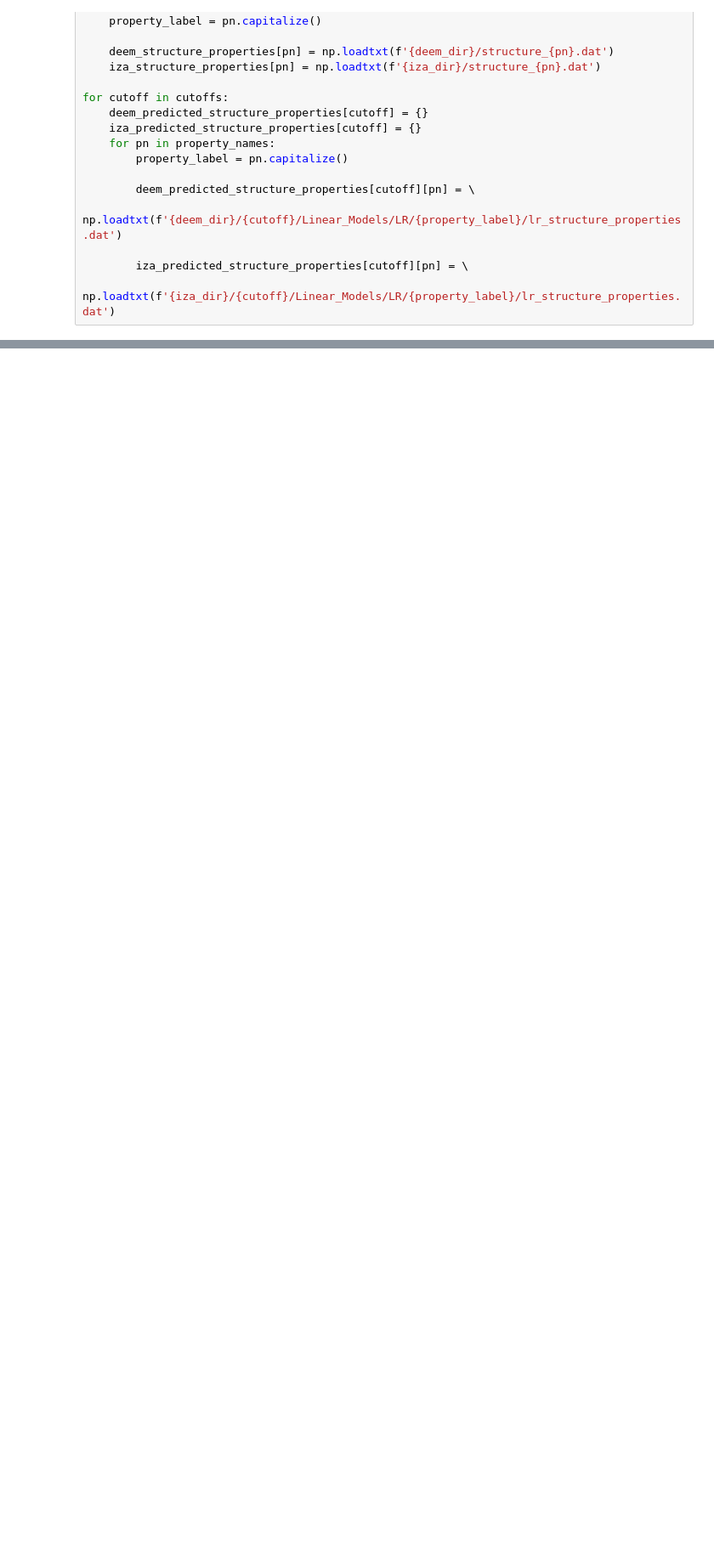
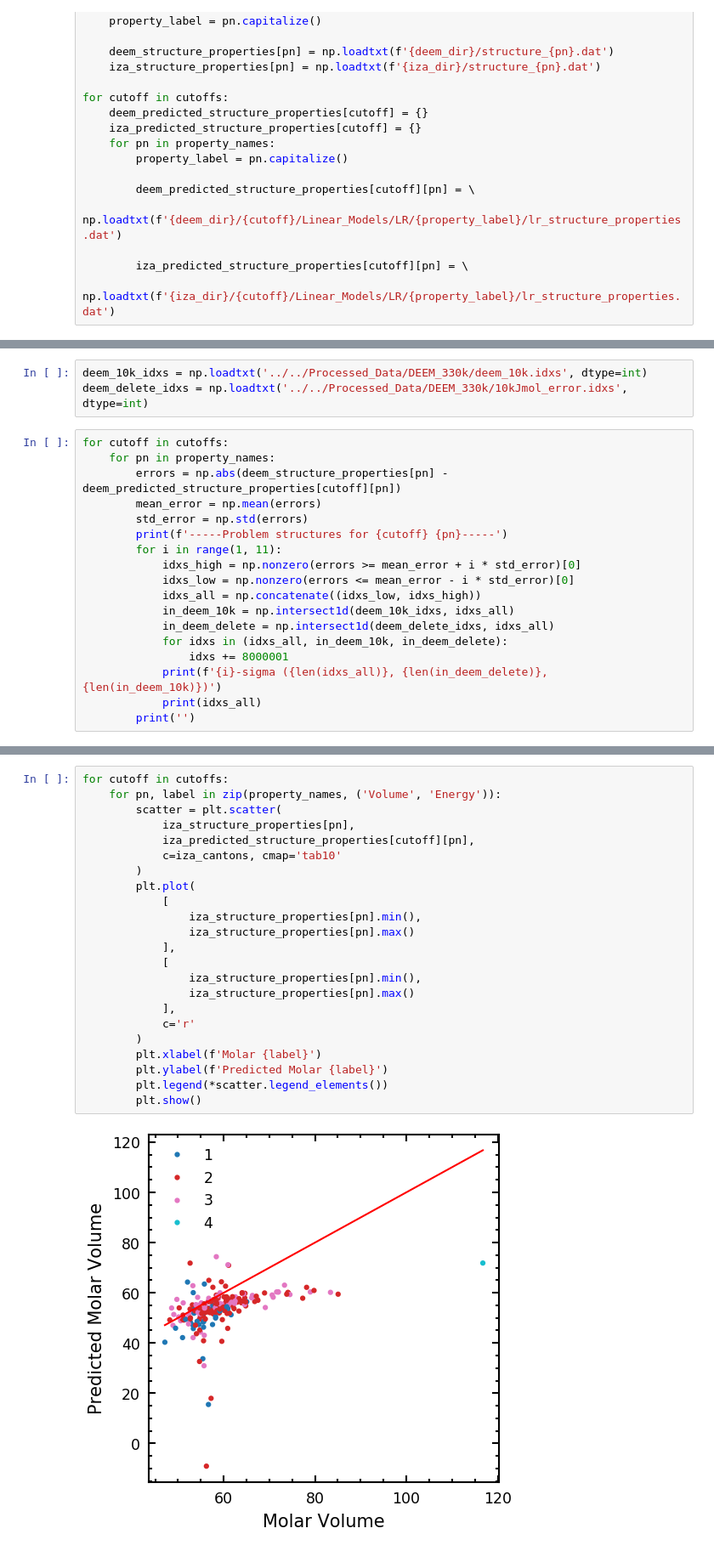
Before and after one commit to bhelfrecht/zeolites_iza-deem, a Jupyter notebook: Scripts/Analysis/regression_analysis.ipynb, the cells around one changed output, grey strips where cells are left out. Shown at 85% size. Saved outputs shown, nothing was run; the diff lists cells and outputs as text; blank space fills up the shorter version.

```diff
--- a/Scripts/Analysis/regression_analysis.ipynb
+++ b/Scripts/Analysis/regression_analysis.ipynb
@@ -133,0 +214,21 @@ IZA4: 4.24061441363483
+# %%
+deem_10k_idxs = np.loadtxt('../../Processed_Data/DEEM_330k/deem_10k.idxs', dtype=int)
+deem_delete_idxs = np.loadtxt('../../Processed_Data/DEEM_330k/10kJmol_error.idxs', dtype=int)
+# %%
+for cutoff in cutoffs:
+    for pn in property_names:
+        errors = np.abs(deem_structure_properties[pn] - deem_predicted_structure_properties[cutoff][pn])
+        mean_error = np.mean(errors)
+        std_error = np.std(errors)
+        print(f'-----Problem structures for {cutoff} {pn}-----')
+        for i in range(1, 11):
+            idxs_high = np.nonzero(errors >= mean_error + i * std_error)[0]
+            idxs_low = np.nonzero(errors <= mean_error - i * std_error)[0]
+            idxs_all = np.concatenate((idxs_low, idxs_high))
+            in_deem_10k = np.intersect1d(deem_10k_idxs, idxs_all)
+            in_deem_delete = np.intersect1d(deem_delete_idxs, idxs_all)
+            for idxs in (idxs_all, in_deem_10k, in_deem_delete):
+                idxs += 8000001
+            print(f'{i}-sigma ({len(idxs_all)}, {len(in_deem_delete)}, {len(in_deem_10k)})')
+            print(idxs_all)
+        print('')
@@ -133,0 +255,25 @@ IZA4: 4.24061441363483
+# %%
+for cutoff in cutoffs:
+    for pn, label in zip(property_names, ('Volume', 'Energy')):
+        scatter = plt.scatter(
+            iza_structure_properties[pn],
+            iza_predicted_structure_properties[cutoff][pn],
+            c=iza_cantons, cmap='tab10'
+        )
+        plt.plot(
+            [
+                iza_structure_properties[pn].min(),
+                iza_structure_properties[pn].max()
+            ],
+            [
+                iza_structure_properties[pn].min(),
+                iza_structure_properties[pn].max()
+            ],
+            c='r'
+        )
+        plt.xlabel(f'Molar {label}')
+        plt.ylabel(f'Predicted Molar {label}')
+        plt.legend(*scatter.legend_elements())
+        plt.show()
+# %% [output]
+[figure, added]
```
Also changed, not shown: parts of 19 cells of this notebook.
